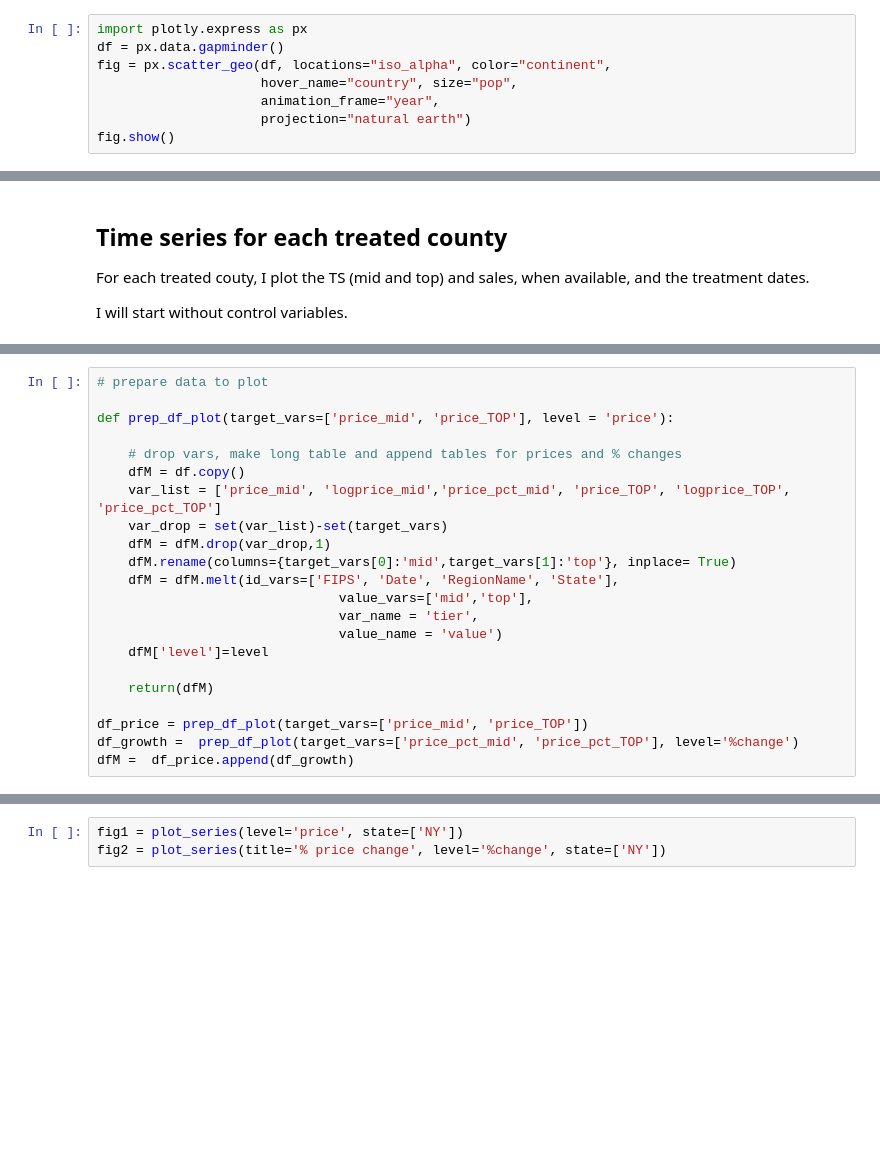
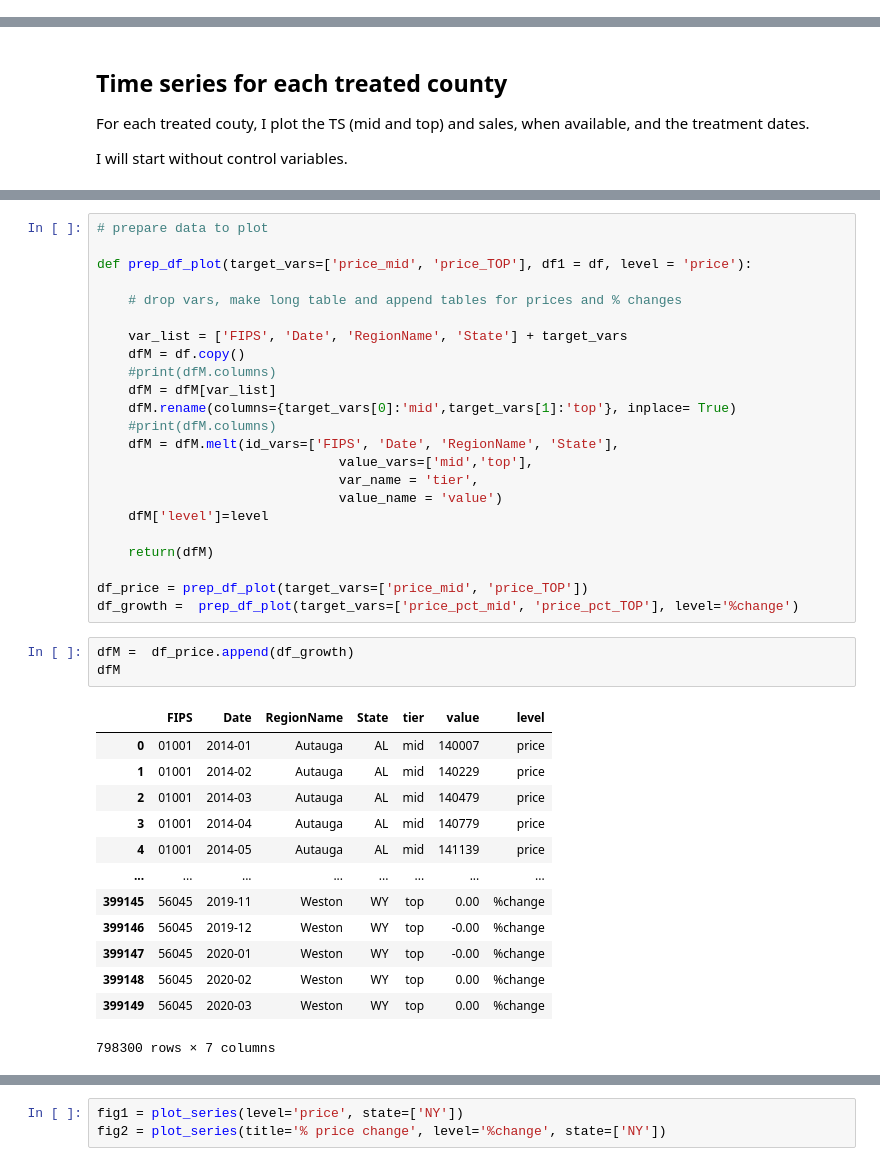
Before and after one commit to mrspatbile/homeownership, a Jupyter notebook: zillow/code/Zillow9_GTO_treated_plots.ipynb, the cells around one changed output, grey strips where cells are left out. Cells and saved outputs as stored; diff of their text form; blank space fills up the shorter version.

```diff
--- a/zillow/code/Zillow9_GTO_treated_plots.ipynb
+++ b/zillow/code/Zillow9_GTO_treated_plots.ipynb
@@ -487,11 +528,3 @@ fig.show()
 # %%
 #save plot
 fig.write_html("../images/jm_GTO_6th_wave.html")
-# %%
-import plotly.express as px
-df = px.data.gapminder()
-fig = px.scatter_geo(df, locations="iso_alpha", color="continent",
-                     hover_name="country", size="pop",
-                     animation_frame="year",
-                     projection="natural earth")
-fig.show()
@@ -503,14 +562,16 @@ I will start without control variables.
 # %%
 # prepare data to plot
 
-def prep_df_plot(target_vars=['price_mid', 'price_TOP'], level = 'price'):
+def prep_df_plot(target_vars=['price_mid', 'price_TOP'], df1 = df, level = 'price'):
 
     # drop vars, make long table and append tables for prices and % changes
+
+    var_list = ['FIPS', 'Date', 'RegionName', 'State'] + target_vars
     dfM = df.copy()
-    var_list = ['price_mid', 'logprice_mid','price_pct_mid', 'price_TOP', 'logprice_TOP', 'price_pct_TOP']
-    var_drop = set(var_list)-set(target_vars)
-    dfM = dfM.drop(var_drop,1)
+    #print(dfM.columns)
+    dfM = dfM[var_list]
     dfM.rename(columns={target_vars[0]:'mid',target_vars[1]:'top'}, inplace= True)
+    #print(dfM.columns)
     dfM = dfM.melt(id_vars=['FIPS', 'Date', 'RegionName', 'State'],
                                value_vars=['mid','top'],
                                var_name = 'tier',
@@ -521,7 +582,23 @@ def prep_df_plot(target_vars=['price_mid', 'price_TOP'], level = 'price'):
 
 df_price = prep_df_plot(target_vars=['price_mid', 'price_TOP'])
 df_growth =  prep_df_plot(target_vars=['price_pct_mid', 'price_pct_TOP'], level='%change')
-dfM =  df_price.append(df_growth)
+# %%
+dfM =  df_price.append(df_growth)
+dfM
+# %% [output]
+|  | FIPS | Date | RegionName | State | tier | value | level |
+| 0 | 01001 | 2014-01 | Autauga | AL | mid | 140007 | price |
+| 1 | 01001 | 2014-02 | Autauga | AL | mid | 140229 | price |
+| 2 | 01001 | 2014-03 | Autauga | AL | mid | 140479 | price |
+| 3 | 01001 | 2014-04 | Autauga | AL | mid | 140779 | price |
+| 4 | 01001 | 2014-05 | Autauga | AL | mid | 141139 | price |
+| ... | ... | ... | ... | ... | ... | ... | ... |
+| 399145 | 56045 | 2019-11 | Weston | WY | top | 0.00 | %change |
+| 399146 | 56045 | 2019-12 | Weston | WY | top | -0.00 | %change |
+| 399147 | 56045 | 2020-01 | Weston | WY | top | -0.00 | %change |
+| 399148 | 56045 | 2020-02 | Weston | WY | top | 0.00 | %change |
+| 399149 | 56045 | 2020-03 | Weston | WY | top | 0.00 | %change |
+798300 rows × 7 columns
 # %%
 def plot_series (title= "House prices", df1=dfM, level='price', state=['NY']):
 
```
Also changed, not shown: parts of 16 cells of this notebook, 20 other files.
